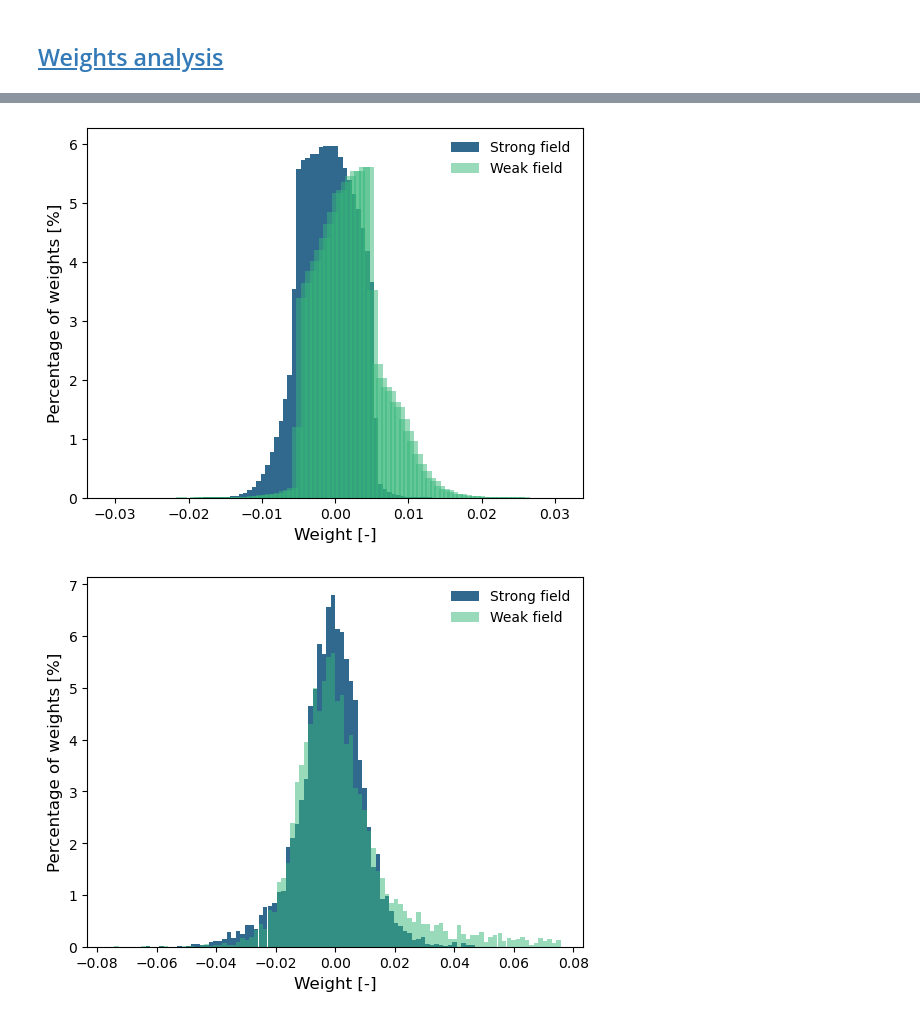
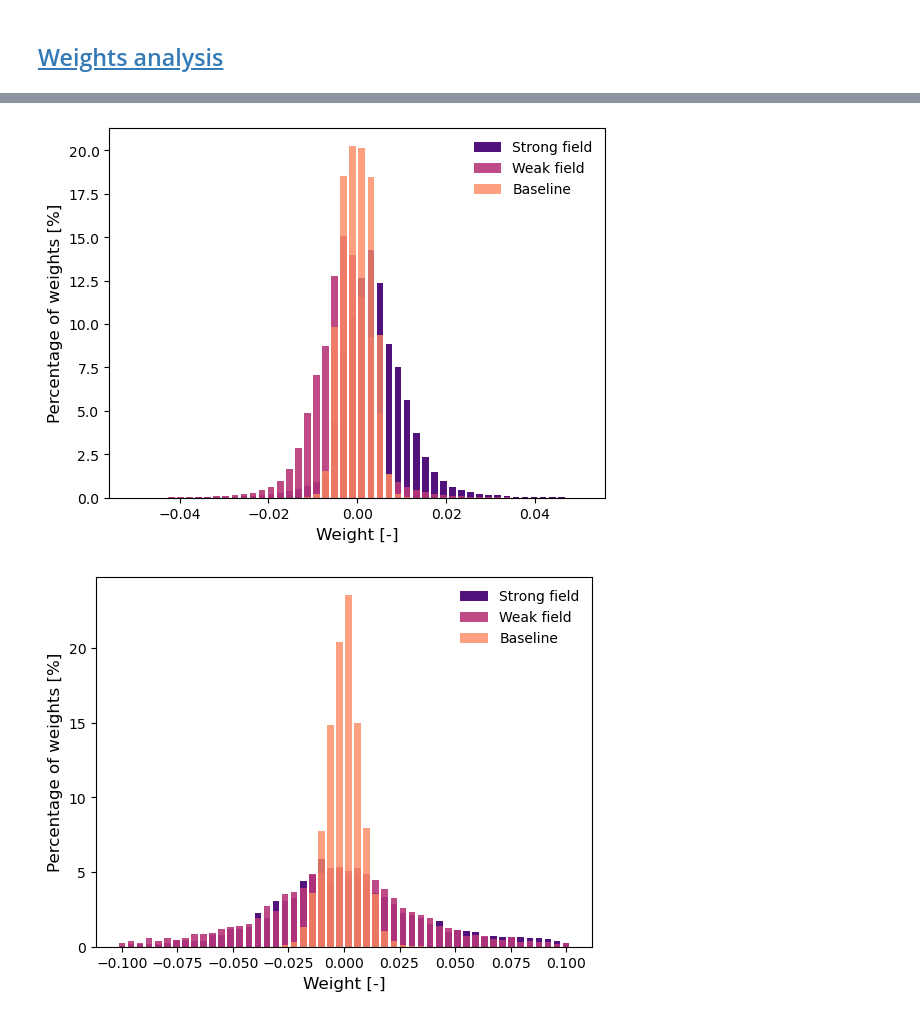
Before and after one commit to kellian-cottart/magnetoionic-simulations, a Jupyter notebook: magnetoionic-figures.ipynb, the cells around one changed output, grey strips where cells are left out. Drawn from its saved outputs; the diff is of its cells as text; code cells hidden in the pictures.

```diff
--- a/magnetoionic-figures.ipynb
+++ b/magnetoionic-figures.ipynb
@@ -59,8 +59,9 @@ The data is loaded from the simulation path and the data is saved and displayed.
 # %%
 n_iterations = 5
 paths = [
-    f"20240708165908", # Strong field
-    f"20240710101446" # Weak field
+    "20240711091649-MNIST-strong-0.01", # Strong field - LR 0.01
+    "20240711091614-MNIST-weak-0.01", # Weak field - LR 0.01
+    "20240711091723-MNIST-linear-0.01", # Linear field - LR 0.01
 ]
 models = []
 for path in paths:
@@ -74,12 +75,12 @@ for path in paths:
 models = torch.stack(models)
 # %%
 fig, ax = plt.subplots()
-palette = plt.get_cmap('viridis', len(models)+3)
+palette = plt.get_cmap('viridis', len(models)+2)
 # Add mnist baseline 98% +- 0.2% for 512 hidden units
 ax.hlines(98, 1, 20, color=palette(0), linestyle='--', label="MNIST baseline")
 ax.fill_between([1, 20], 97.8, 98.2, alpha=0.2, color=palette(0))
 # compare models
-names = ["Strong field", "Weak field"]
+names = ["Strong field", "Weak field", "Linear"]
 for i, model in enumerate(models):
     mean = torch.mean(model, dim=0)
     std = torch.std(model, dim=0)
@@ -120,22 +146,36 @@ for path in paths:
 # %%
-minimum = [-0.03, -0.075]
-maximum = [0.03, 0.075]
+models = []
+paths = [
+    "20240711090043-Fashion-weak-0.1", # Strong field - LR 0.01
+    "20240711090122-Fashion-strong-0.1", # Weak field - LR 0.01
+    "20240711090508-Fashion-linear-0.001", # Linear field - LR 0.01
+]
+for path in paths:
+    # first dim of the tensor is the iteration
+    accuracies = []
+    current_folder = os.path.join(SIMULATION_FOLDER, path)
+    accuracies.append(torch.load(os.path.join(current_folder, path+f"-0.pth")))
+    models.append(accuracies)
+thresholds = [0.05, 0.1]
 # weights keys (layers.1.weght)
 keys = ["layers.1.weight", "layers.4.weight"]
 for k, key in enumerate(keys):
     fig, ax = plt.subplots()
-    palette = plt.get_cmap('viridis', len(models)+2)
+    palette = plt.get_cmap('magma', len(models)+2)
     # compare models
-    names = ["Strong field", "Weak field"]
+    names = ["Strong field", "Weak field", "Baseline"]
     for i, model in enumerate(models):
         weights = model[0][key].flatten()
-        hist = torch.histc(weights, bins=100, min=minimum[k], max=maximum[k]).to('cpu')
+        hist = torch.histc(weights, bins=50, min=-thresholds[k], max=thresholds[k]).to('cpu')
         # plot in % of the total weights
-        ax.bar(torch.linspace(minimum[k], maximum[k], 100), height=hist/len(weights)*100, width=0.0015, label=f"{names[i]}", color=palette(i+1), alpha=0.5 if i==1 else 1)
+        ax.bar(torch.linspace(-thresholds[k], thresholds[k], 50), height=hist/len(weights)*100, width=0.03*thresholds[k], label=f"{names[i]}", color=palette(i+1), alpha=(1-0.1*i))
     ax.set_xlabel("Weight [-]", fontsize=12)
     ax.set_ylabel("Percentage of weights [%]", fontsize=12)
     ax.legend(loc='upper right', fontsize=10, frameon=False)
+    name = f"FashionMNIST-weight-distribution-{key}-{GRAPHS_ID}"
+    fig.savefig(f"{graph_folder}/{name}.pdf", bbox_inches='tight')
+    fig.savefig(f"{graph_folder}/{name}.svg", bbox_inches='tight')
     plt.show()
 # %% [output]
-[figure, old version]
+[figure, new version]
-[figure, old version]
+[figure, new version]
```
Also changed, not shown: parts of 5 cells of this notebook, 3 other files.
